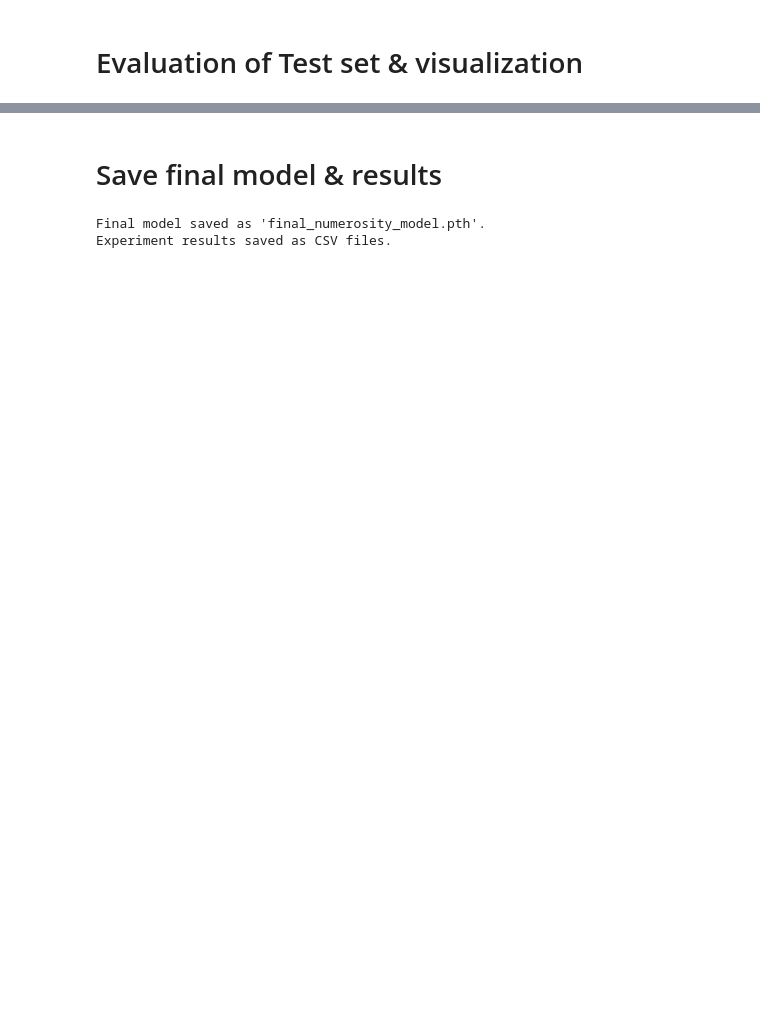
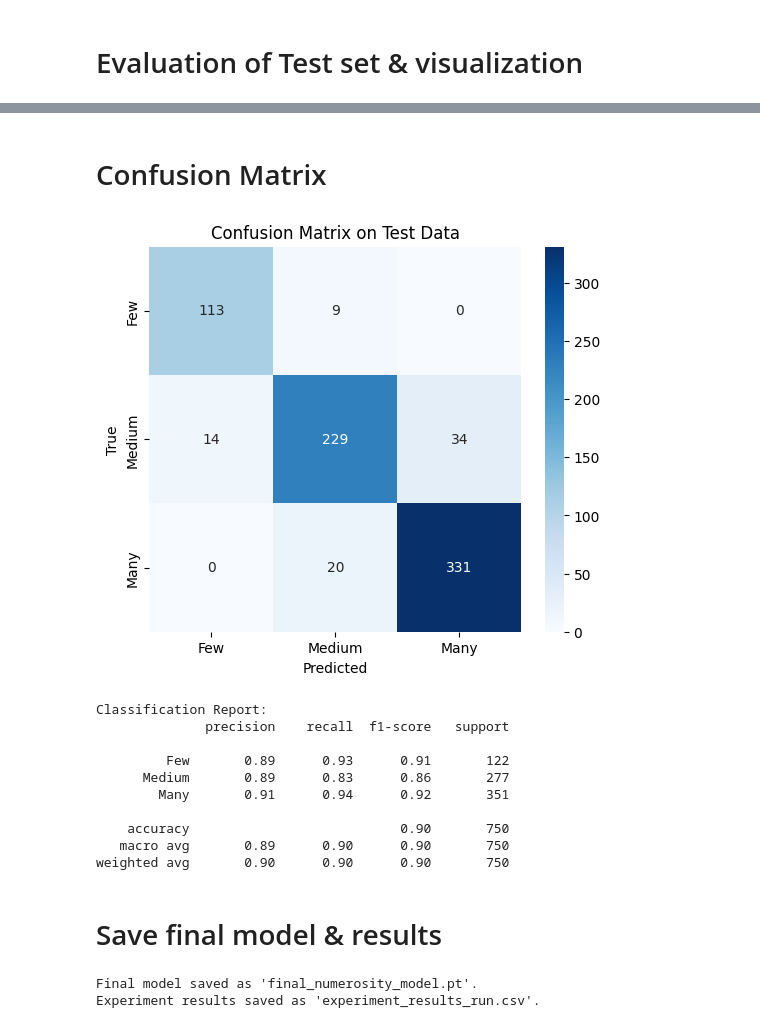
Before and after one commit to EvansNjogu/NumerosityBasedCategorization, a Jupyter notebook: notebooks/NumerosityBasedCategorization.ipynb, the cells around one changed output, grey strips where cells are left out. Cells and saved outputs as stored; diff of their text form; code cells hidden in the pictures; blank space fills up the shorter version.

```diff
--- a/notebooks/NumerosityBasedCategorization.ipynb
+++ b/notebooks/NumerosityBasedCategorization.ipynb
@@ -360,14 +302,43 @@ weighted avg       0.92      0.92      0.92       750
+# %% [markdown]
+# Confusion Matrix
+# %%
+cm = confusion_matrix(test_labels, test_preds)
+plt.figure(figsize=(6, 5))
+sns.heatmap(cm, annot=True, fmt="d", cmap="Blues", xticklabels=["Few", "Medium", "Many"], yticklabels=["Few", "Medium", "Many"])
+plt.xlabel("Predicted")
+plt.ylabel("True")
+plt.title("Confusion Matrix on Test Data")
+plt.show()
+
+print("Classification Report:")
+print(classification_report(test_labels, test_preds, target_names=["Few", "Medium", "Many"]))
+# %% [output]
+[figure, added]
+Classification Report:
+              precision    recall  f1-score   support
+
+         Few       0.89      0.93      0.91       122
+      Medium       0.89      0.83      0.86       277
+        Many       0.91      0.94      0.92       351
+
+    accuracy                           0.90       750
+   macro avg       0.89      0.90      0.90       750
+weighted avg       0.90      0.90      0.90       750
 # %% [markdown]
 # Save final model & results
-# %%
-# Save the final best model from the last run (or choose one from hyperparameter tuning)
-torch.save(model.state_dict(), "final_numerosity_model.pth")
-print("Final model saved as 'final_numerosity_model.pth'.")
-
-# Save experiment results to CSV for reproducibility
-results_df.to_csv("experiment_run_results.csv", index=False)
-hp_results_df.to_csv("hyperparameter_tuning_results.csv", index=False)
-print("Experiment results saved as CSV files.")
-# %% [output]
-Final model saved as 'final_numerosity_model.pth'.
-Experiment results saved as CSV files.
+# %%
+torch.save(model.state_dict(), "final_numerosity_model.pt")
+print("Final model saved as 'final_numerosity_model.pt'.")
+
+results_dict = {
+    "train_losses": train_losses,
+    "val_losses": val_losses,
+    "val_accuracies": val_accuracies,
+    "test_loss": test_loss,
+    "test_accuracy": test_accuracy
+}
+pd.DataFrame(results_dict).to_csv("experiment_results_run.csv", index=False)
+print("Experiment results saved as 'experiment_results_run.csv'.")
+# %% [output]
+Final model saved as 'final_numerosity_model.pt'.
+Experiment results saved as 'experiment_results_run.csv'.
```
Also changed, not shown: parts of 16 cells of this notebook.
